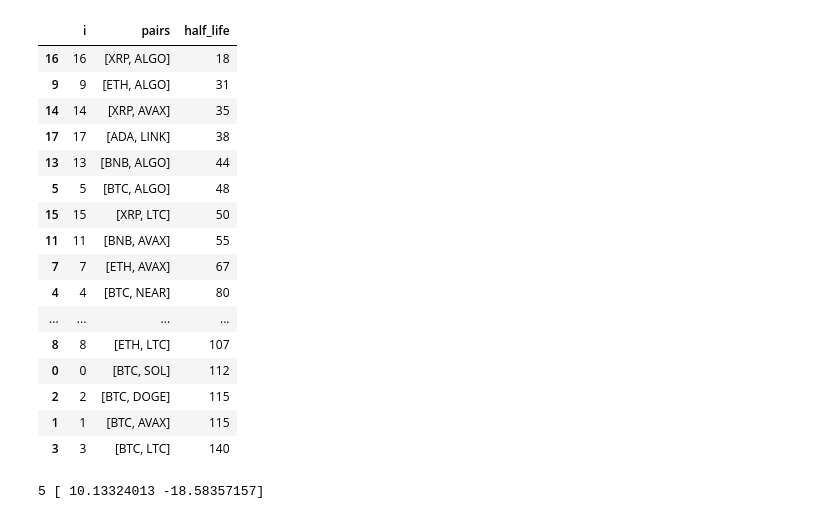
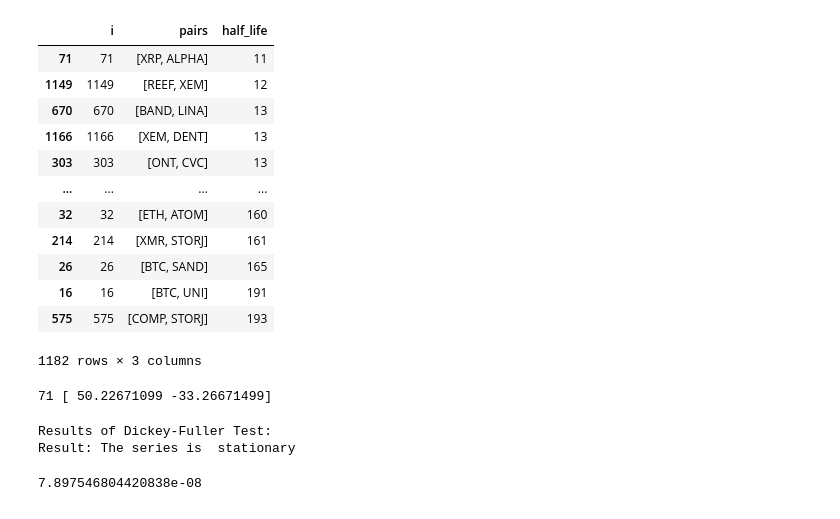
Before and after one commit to beannguyen/crypto-pair-trading, a Jupyter notebook: src/research/Live Test Crypto Pair Trading with Johansen Test.ipynb, the cells around one changed output. Cells and saved outputs as stored; diff of their text form; code cells hidden in the pictures.

Commit message:
update pair trading

```diff
--- a/src/research/Live Test Crypto Pair Trading with Johansen Test.ipynb
+++ b/src/research/Live Test Crypto Pair Trading with Johansen Test.ipynb
@@ -266,34 +370,37 @@ def find_stationary_portfolio():
 stationary_df = find_stationary_portfolio()
 if len(stationary_df) > 0:
     stationary_df.sort_values(by=['half_life'], inplace=True)
-# %%
-stationary_df
-# %% [output]
-|  | i | pairs | half_life |
-| 16 | 16 | [XRP, ALGO] | 18 |
-| 9 | 9 | [ETH, ALGO] | 31 |
-| 14 | 14 | [XRP, AVAX] | 35 |
-| 17 | 17 | [ADA, LINK] | 38 |
-| 13 | 13 | [BNB, ALGO] | 44 |
-| 5 | 5 | [BTC, ALGO] | 48 |
-| 15 | 15 | [XRP, LTC] | 50 |
-| 11 | 11 | [BNB, AVAX] | 55 |
-| 7 | 7 | [ETH, AVAX] | 67 |
-| 4 | 4 | [BTC, NEAR] | 80 |
-| ... | ... | ... | ... |
-| 8 | 8 | [ETH, LTC] | 107 |
-| 0 | 0 | [BTC, SOL] | 112 |
-| 2 | 2 | [BTC, DOGE] | 115 |
-| 1 | 1 | [BTC, AVAX] | 115 |
-| 3 | 3 | [BTC, LTC] | 140 |
+# %%
+stationary_df.to_csv(f'stationary_df_{TIMEFRAME}.csv')
+stationary_df
+# %% [output]
+|  | i | pairs | half_life |
+| 71 | 71 | [XRP, ALPHA] | 11 |
+| 1149 | 1149 | [REEF, XEM] | 12 |
+| 670 | 670 | [BAND, LINA] | 13 |
+| 1166 | 1166 | [XEM, DENT] | 13 |
+| 303 | 303 | [ONT, CVC] | 13 |
+| ... | ... | ... | ... |
+| 32 | 32 | [ETH, ATOM] | 160 |
+| 214 | 214 | [XMR, STORJ] | 161 |
+| 26 | 26 | [BTC, SAND] | 165 |
+| 16 | 16 | [BTC, UNI] | 191 |
+| 575 | 575 | [COMP, STORJ] | 193 |
+1182 rows × 3 columns
 # %%
-selected_row = stationary_df[stationary_df['i'] == 5]['i'].iloc[-1]
+selected_row = stationary_df[stationary_df['i'] == 71]['i'].iloc[-1]
 hedge_ratio = coint_df.iloc[selected_row]['hedge_ratio']
 print(selected_row, hedge_ratio)
 spread = calculate_spread(df, selected_row, hedge_ratio)
 # spread = spread.iloc[-1000:]
 # %% [output]
-5 [ 10.13324013 -18.58357157]
+71 [ 50.22671099 -33.26671499]
+# %%
+adf_test(spread, verbose=True)
+# %% [output]
+Results of Dickey-Fuller Test:
+Result: The series is  stationary
+7.897546804420838e-08
 # %%
 spread.plot() # Plot the spread
 plt.axhline(spread.mean(), color='red', linestyle='--') # Add the mean
```
Also changed, not shown: parts of 7 cells of this notebook, 7 other files.
